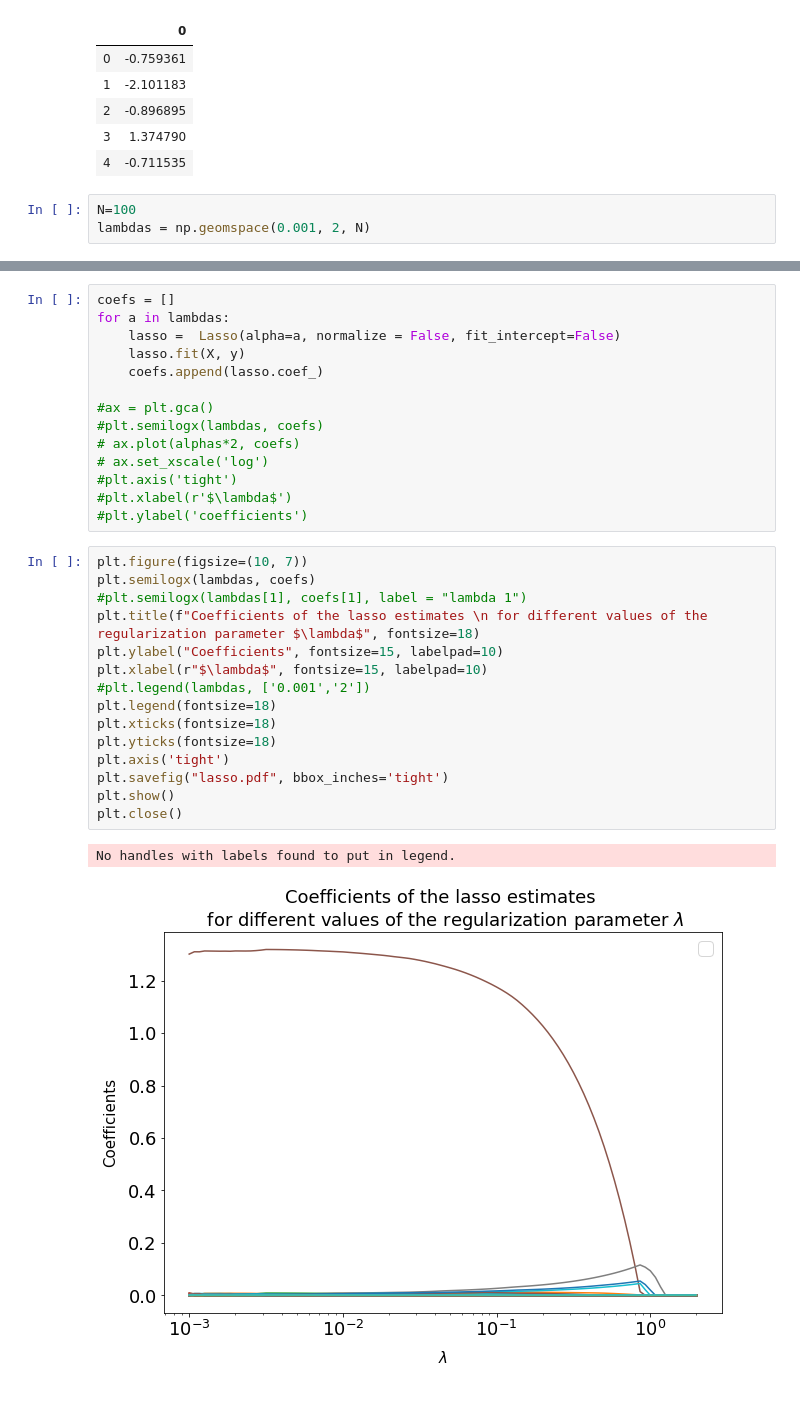
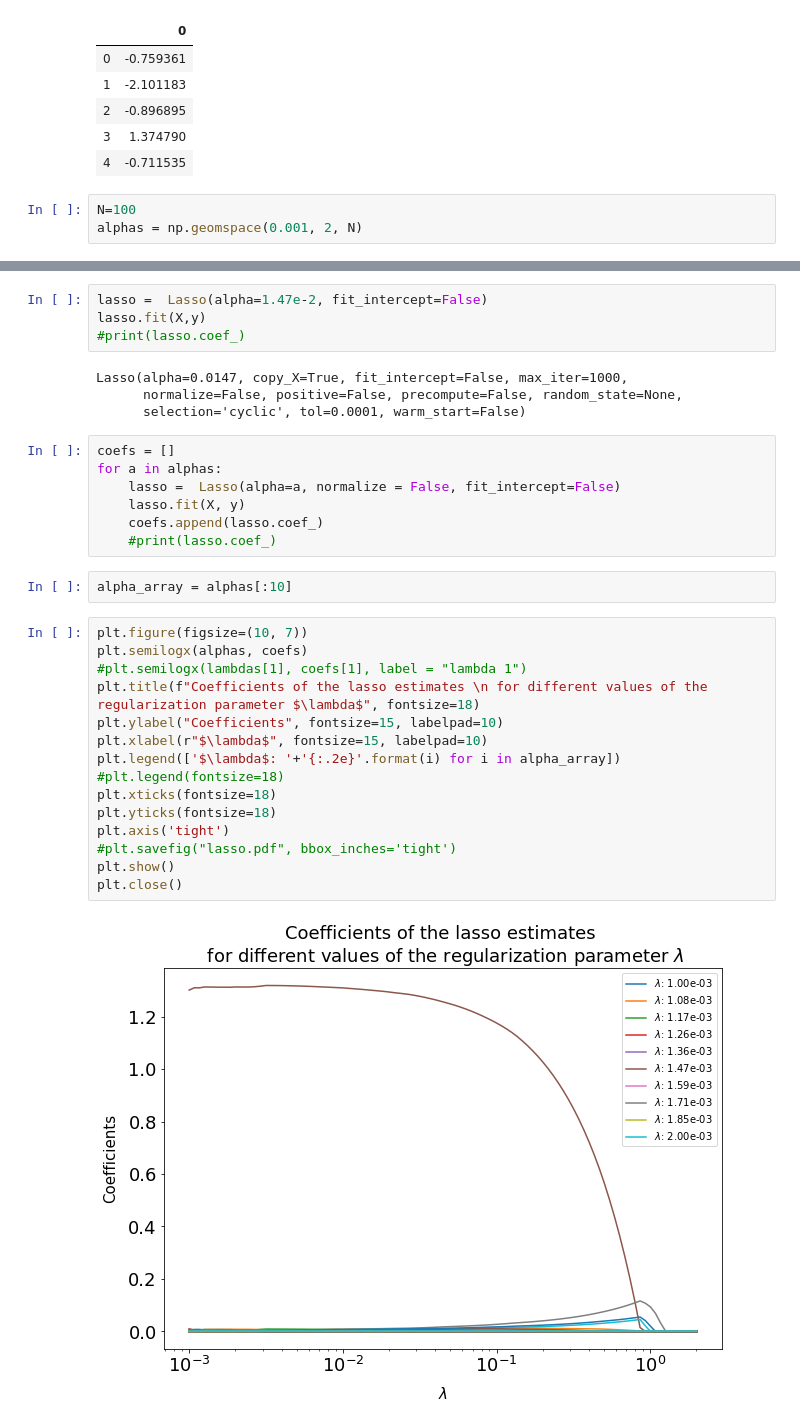
Before and after one commit to ygrepo/Class-Mathematical-Foundations-Data-Sciences, a Jupyter notebook: hw/hw11/code/lasso_vs_lo/lasso.ipynb, the cells around one changed output, grey strips where cells are left out. Cells and saved outputs as stored; diff of their text form.

```diff
--- a/hw/hw11/code/lasso_vs_lo/lasso.ipynb
+++ b/hw/hw11/code/lasso_vs_lo/lasso.ipynb
@@ -34,4 +38,4 @@ y.head()
 | 4 | -0.711535 |
 # %%
 N=100
-lambdas = np.geomspace(0.001, 2, N)
+alphas = np.geomspace(0.001, 2, N)
@@ -47,32 +42,34 @@ lambdas = np.geomspace(0.001, 2, N)
+# %%
+lasso =  Lasso(alpha=1.47e-2, fit_intercept=False)
+lasso.fit(X,y)
+#print(lasso.coef_)
+# %% [output]
+Lasso(alpha=0.0147, copy_X=True, fit_intercept=False, max_iter=1000,
+      normalize=False, positive=False, precompute=False, random_state=None,
+      selection='cyclic', tol=0.0001, warm_start=False)
 # %%
 coefs = []
-for a in lambdas:
+for a in alphas:
     lasso =  Lasso(alpha=a, normalize = False, fit_intercept=False)
     lasso.fit(X, y)
     coefs.append(lasso.coef_)
-
-#ax = plt.gca()
-#plt.semilogx(lambdas, coefs)
-# ax.plot(alphas*2, coefs)
-# ax.set_xscale('log')
-#plt.axis('tight')
-#plt.xlabel(r'$\lambda$')
-#plt.ylabel('coefficients')
+    #print(lasso.coef_)
+# %%
+alpha_array = alphas[:10]
 # %%
 plt.figure(figsize=(10, 7))
-plt.semilogx(lambdas, coefs)
+plt.semilogx(alphas, coefs)
 #plt.semilogx(lambdas[1], coefs[1], label = "lambda 1")
 plt.title(f"Coefficients of the lasso estimates \n for different values of the regularization parameter $\lambda$", fontsize=18)
 plt.ylabel("Coefficients", fontsize=15, labelpad=10)
 plt.xlabel(r"$\lambda$", fontsize=15, labelpad=10)
-#plt.legend(lambdas, ['0.001','2'])
-plt.legend(fontsize=18)
+plt.legend(['$\lambda$: '+'{:.2e}'.format(i) for i in alpha_array])
+#plt.legend(fontsize=18)
 plt.xticks(fontsize=18)
 plt.yticks(fontsize=18)
 plt.axis('tight')
-plt.savefig("lasso.pdf", bbox_inches='tight')
+#plt.savefig("lasso.pdf", bbox_inches='tight')
 plt.show()
 plt.close()
 # %% [output]
-No handles with labels found to put in legend.
-[figure, old version]
+[figure, new version]
```
Also changed, not shown: parts of 18 cells of this notebook, 12 other files.
